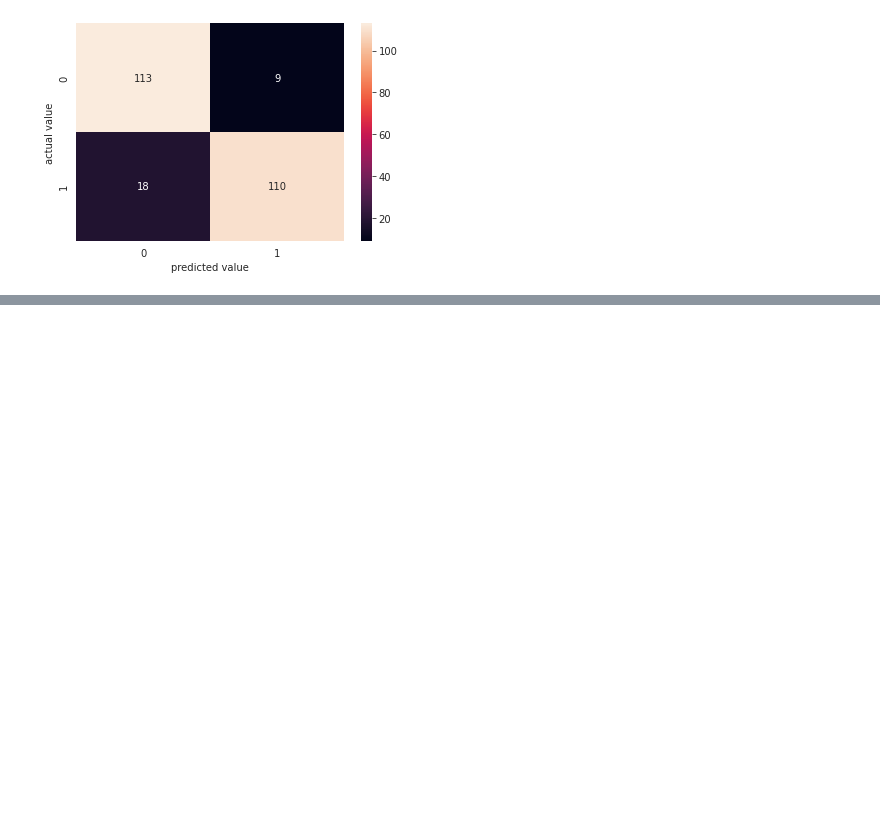
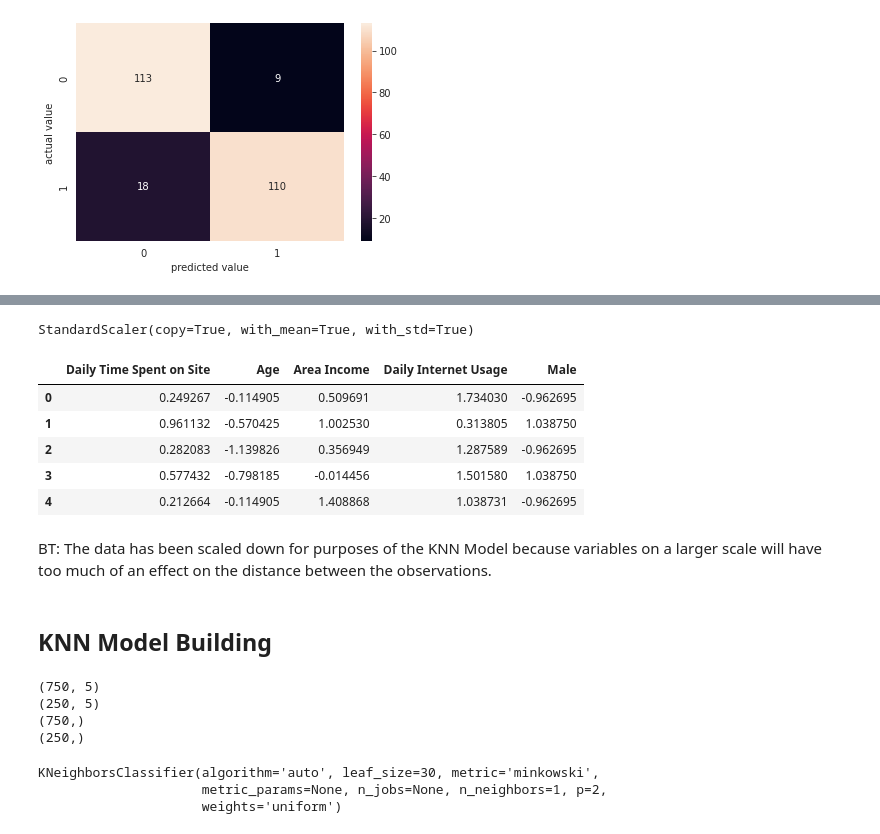
Before and after one commit to tuccib/CUNY-LAG, a Jupyter notebook: 211108_Advertising_Project_1.ipynb, the cells around one changed output, grey strips where cells are left out. Saved outputs shown, nothing was run; the diff lists cells and outputs as text; code cells hidden in the pictures; blank space fills up the shorter version.

```diff
--- a/211108_Advertising_Project_1.ipynb
+++ b/211108_Advertising_Project_1.ipynb
@@ -256,0 +271,23 @@ TP: 110/(110 + 18) = .86
+# %%
+scalar = StandardScaler()
+# %%
+scalar.fit(train1.drop('Clicked on Ad', axis=1))
+# %% [output]
+StandardScaler(copy=True, with_mean=True, with_std=True)
+# %%
+scaled_features = scalar.transform(train1.drop('Clicked on Ad', axis=1))
+# %%
+std_data = pd.DataFrame(scaled_features, columns=train1.columns[:-1])
+# %%
+std_data.head()
+# %% [output]
+|  | Daily Time Spent on Site | Age | Area Income | Daily Internet Usage | Male |
+| 0 | 0.249267 | -0.114905 | 0.509691 | 1.734030 | -0.962695 |
+| 1 | 0.961132 | -0.570425 | 1.002530 | 0.313805 | 1.038750 |
+| 2 | 0.282083 | -1.139826 | 0.356949 | 1.287589 | -0.962695 |
+| 3 | 0.577432 | -0.798185 | -0.014456 | 1.501580 | 1.038750 |
+| 4 | 0.212664 | -0.114905 | 1.408868 | 1.038731 | -0.962695 |
+# %% [markdown]
+BT: The data has been scaled down for purposes of the KNN Model because variables on a larger scale will have too much of an effect on the distance between the observations.
+# %% [markdown]
+## KNN Model Building
@@ -256,0 +298,10 @@ TP: 110/(110 + 18) = .86
+# %%
+print(x_train.shape)
+print(x_test.shape)
+print(y_train.shape)
+print(y_test.shape)
+# %% [output]
+(750, 5)
+(250, 5)
+(750,)
+(250,)
@@ -256,0 +312,6 @@ TP: 110/(110 + 18) = .86
+# %%
+knn.fit(x_train, y_train)
+# %% [output]
+KNeighborsClassifier(algorithm='auto', leaf_size=30, metric='minkowski',
+                     metric_params=None, n_jobs=None, n_neighbors=1, p=2,
+                     weights='uniform')
```
Also changed, not shown: parts of 40 cells of this notebook.
